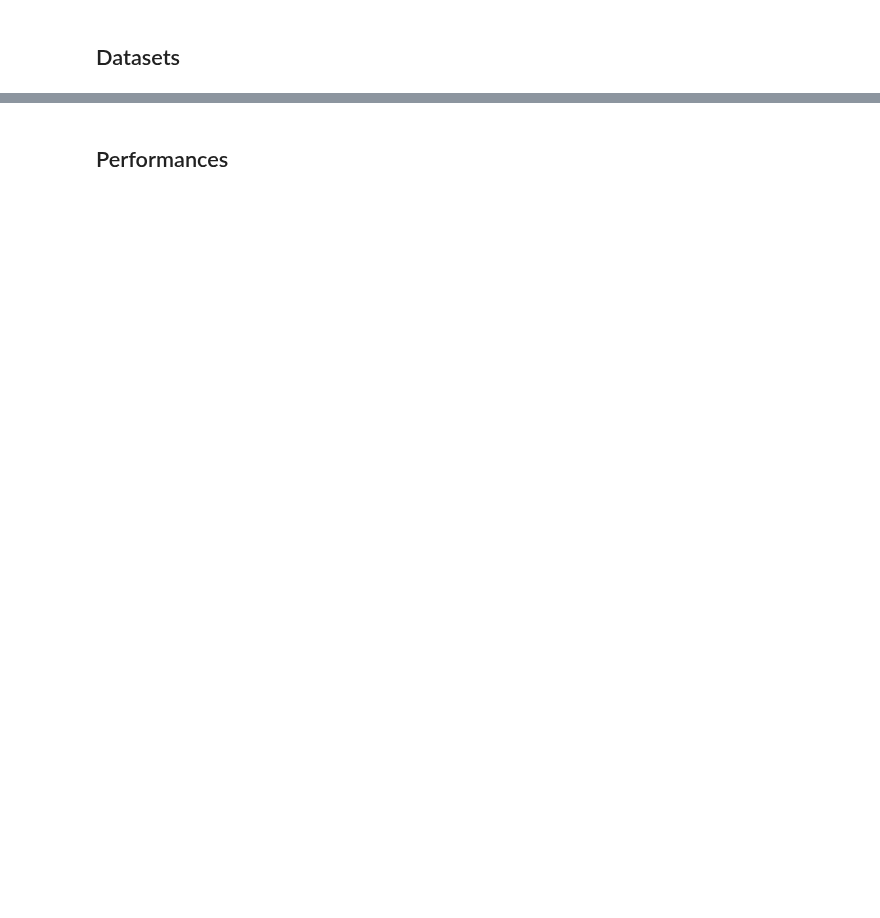
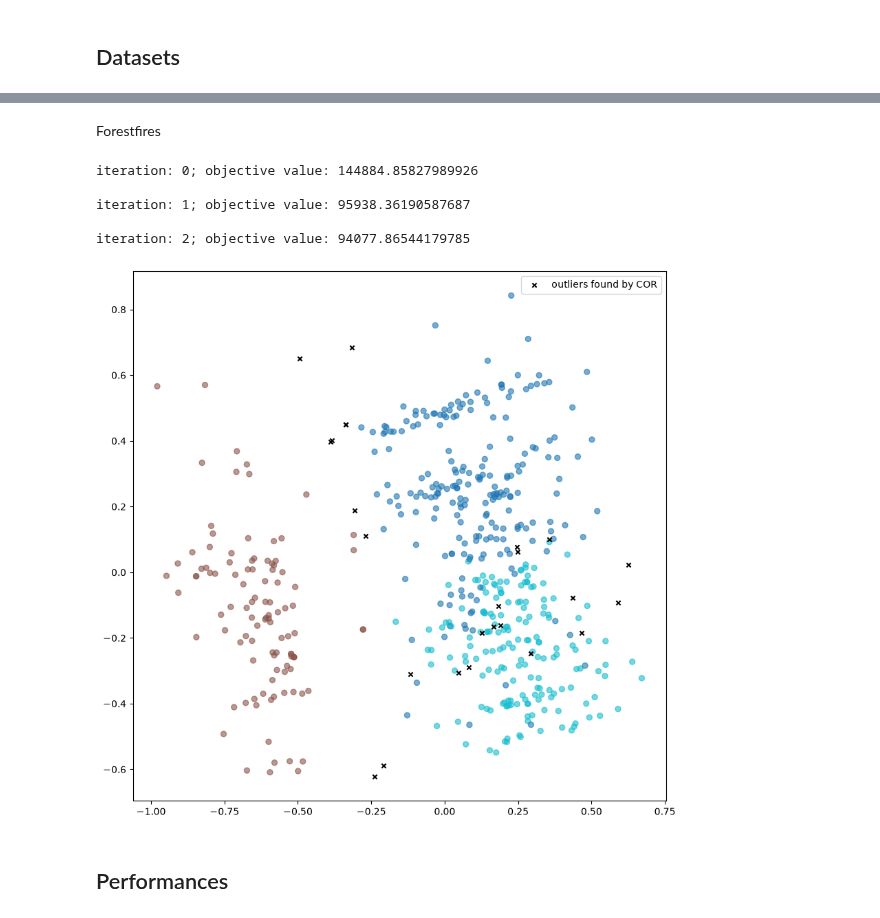
Before and after one commit to Ddav3/Clustering-with-Outlier-Removal-Implementation, a Jupyter notebook: COR.ipynb, the cells around one changed output, grey strips where cells are left out. Saved outputs shown, nothing was run; the diff lists cells and outputs as text; code cells hidden in the pictures; blank space fills up the shorter version.

```diff
--- a/COR.ipynb
+++ b/COR.ipynb
@@ -192,2 +273,21 @@ target: 4215, labels: 3474. Difference: 741. Iters: 3
+# %% [markdown]
+Forestfires
+# %%
+fires = pd.read_csv("datasets/forestfires.csv")
+fires.head()
+fires.drop(columns = ["day", "month"], inplace=True)
+fires.head()
+fires = normalise_numeric(fires)
+
+labels,obj, stats = COR(fires, 3, int(len(fires)*0.05), 200)
+
+PCA_scatter_plot(fires, labels)
+# %% [output]
+iteration: 0; objective value: 144884.85827989926
+
+iteration: 1; objective value: 95938.36190587687
+
+iteration: 2; objective value: 94077.86544179785
+[figure, added]
 # %% [markdown]
 ## Performances
```
Also changed, not shown: parts of 8 cells of this notebook, 1 other file.
